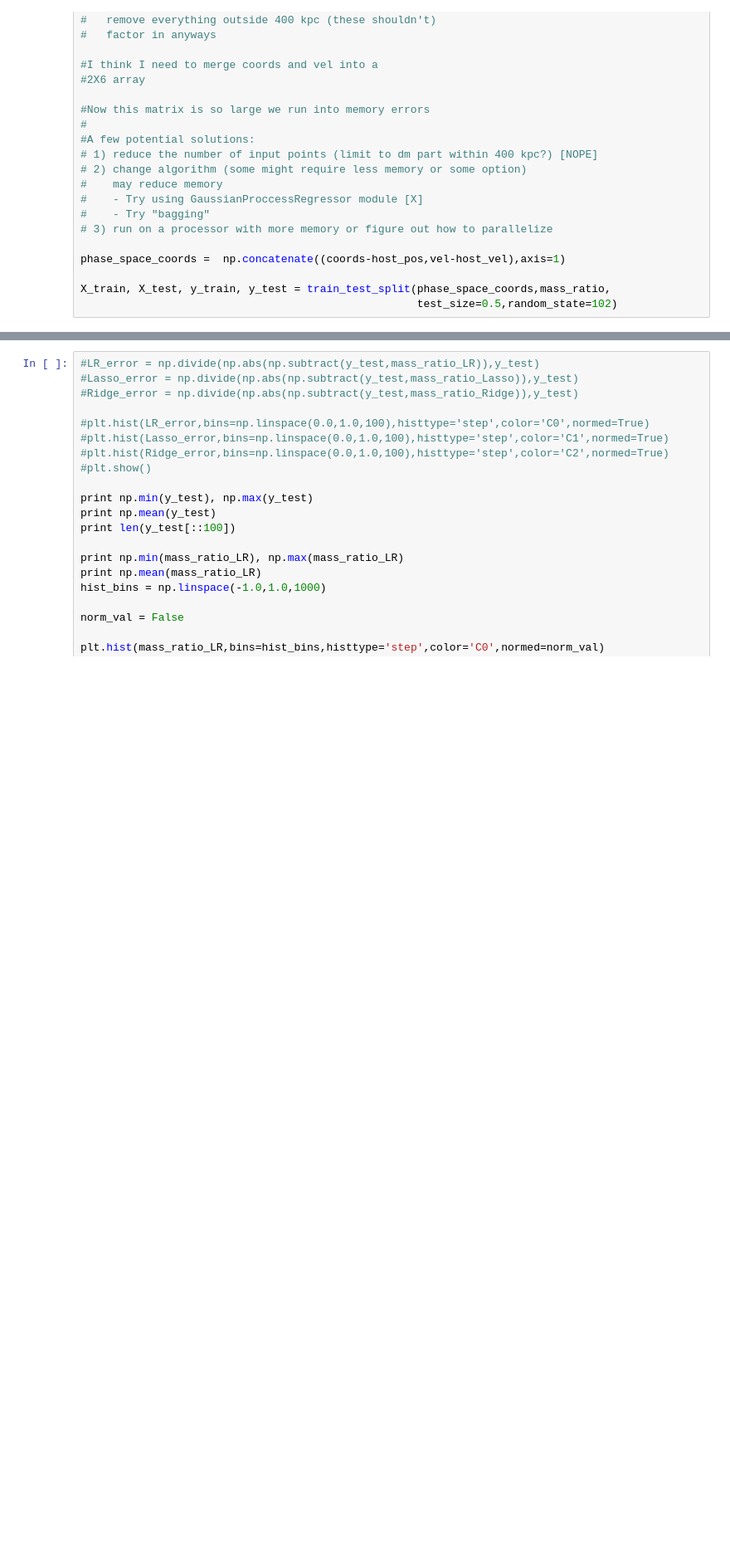
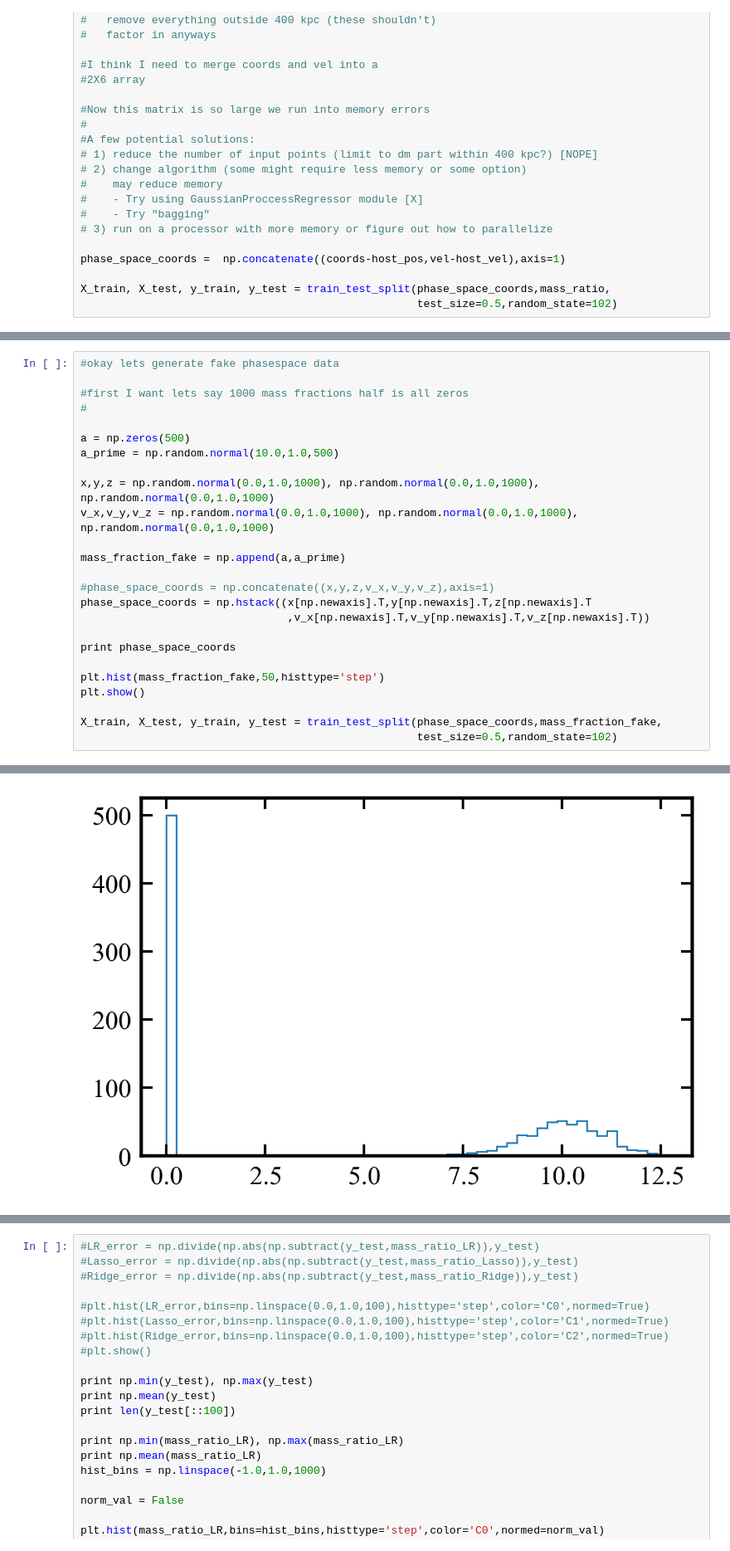
Before and after one commit to AndrewGraus/Stellar_Halo_Project, a Jupyter notebook: TF_tests.ipynb, the cells around one changed output, grey strips where cells are left out. Shown at 83% size. Saved outputs shown, nothing was run; the diff lists cells and outputs as text; blank space fills up the shorter version.

Commit message:
various tests of the NN regressor

```diff
--- a/TF_tests.ipynb
+++ b/TF_tests.ipynb
@@ -62,0 +87,26 @@ X_train, X_test, y_train, y_test = train_test_split(phase_space_coords,mass_rati
+# %%
+#okay lets generate fake phasespace data
+
+#first I want lets say 1000 mass fractions half is all zeros
+#
+
+a = np.zeros(500)
+a_prime = np.random.normal(10.0,1.0,500)
+
+x,y,z = np.random.normal(0.0,1.0,1000), np.random.normal(0.0,1.0,1000), np.random.normal(0.0,1.0,1000)
+v_x,v_y,v_z = np.random.normal(0.0,1.0,1000), np.random.normal(0.0,1.0,1000), np.random.normal(0.0,1.0,1000)
+
+mass_fraction_fake = np.append(a,a_prime)
+
+#phase_space_coords = np.concatenate((x,y,z,v_x,v_y,v_z),axis=1)
+phase_space_coords = np.hstack((x[np.newaxis].T,y[np.newaxis].T,z[np.newaxis].T
+                                ,v_x[np.newaxis].T,v_y[np.newaxis].T,v_z[np.newaxis].T))
+
+print phase_space_coords
+
+plt.hist(mass_fraction_fake,50,histtype='step')
+plt.show()
+
+X_train, X_test, y_train, y_test = train_test_split(phase_space_coords,mass_fraction_fake,
+                                                    test_size=0.5,random_state=102)
+# %% [output]
@@ -63,3 +126,4 @@ X_train, X_test, y_train, y_test = train_test_split(phase_space_coords,mass_rati
+[figure, added]
 # %%
 def build_model():
     model = keras.Sequential([layers.Dense(64, activation='relu',
```
Also changed, not shown: parts of 14 cells of this notebook.
